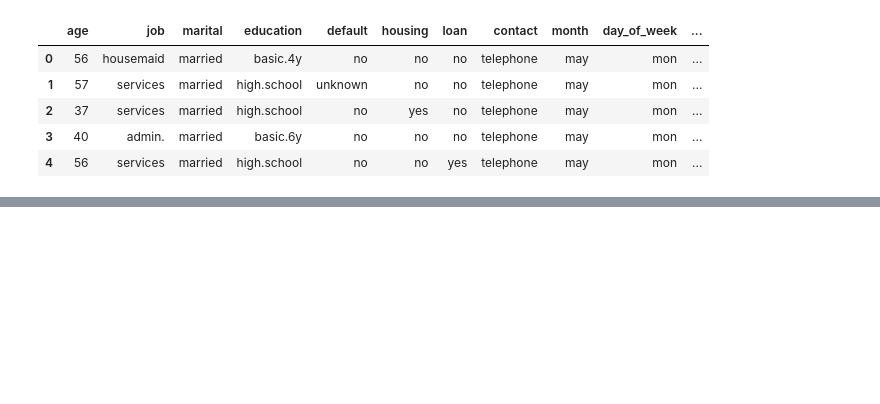
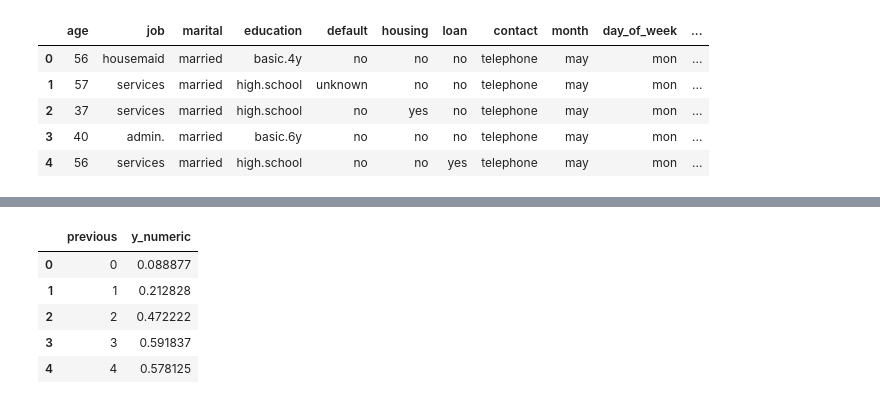
Before and after one commit to jennarandall785/Portfolio, a Jupyter notebook: notebooks/starter_bank.ipynb, the cells around one changed output, grey strips where cells are left out. Saved outputs shown, nothing was run; the diff lists cells and outputs as text; code cells hidden in the pictures; blank space fills up the shorter version.

```diff
--- a/notebooks/starter_bank.ipynb
+++ b/notebooks/starter_bank.ipynb
@@ -12,0 +34,10 @@ campaign.head()
+# %%
+response_rate= (campaign.groupby("previous")["y_numeric"].mean().reset_index())
+response_rate.head()
+# %% [output]
+|  | previous | y_numeric |
+| 0 | 0 | 0.088877 |
+| 1 | 1 | 0.212828 |
+| 2 | 2 | 0.472222 |
+| 3 | 3 | 0.591837 |
+| 4 | 4 | 0.578125 |
```
Also changed, not shown: parts of 5 cells of this notebook.
